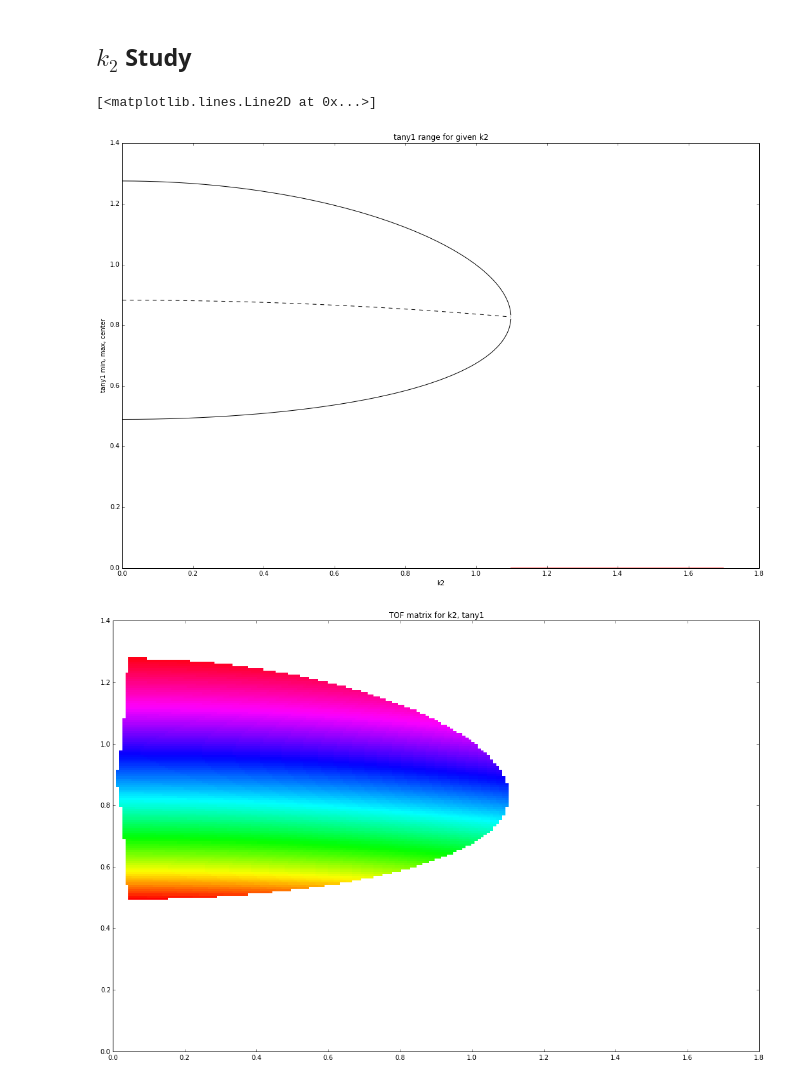
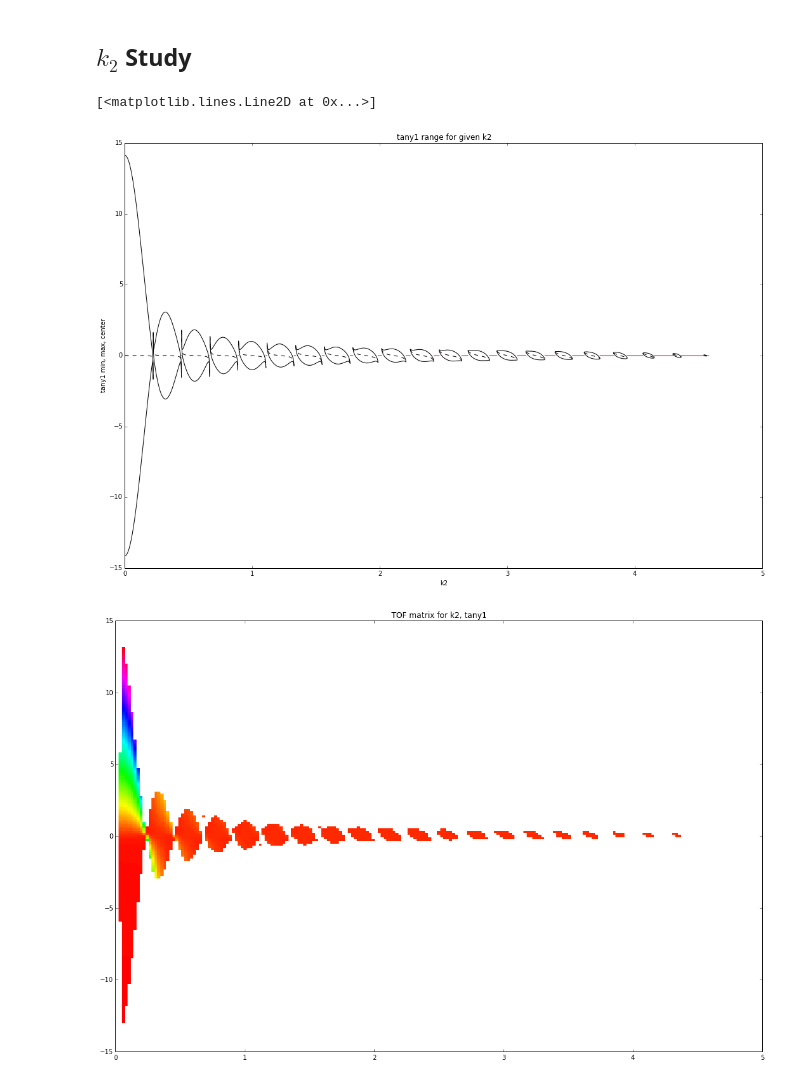
Before and after one commit to CainVelasquez/expsin, a Jupyter notebook: K2 Intervals.ipynb, the cells around one changed output. Saved outputs shown, nothing was run; the diff lists cells and outputs as text; code cells hidden in the pictures.

```diff
--- a/K2 Intervals.ipynb
+++ b/K2 Intervals.ipynb
@@ -12,8 +12,8 @@ import numpy as np
 from ClassExpoSin import *
 # %%
 r1 = 1.0
-r2 = 2.0
-psi = 0.25*math.pi
+r2 = 1.1
+psi = 9*math.pi
 # %%
 def k2_simple_range(r1, r2):
     """The possible-k2 domain falls within this range."""
@@ -45,35 +45,35 @@ plot(k2s, [tany1r(k2,r1,r2,psi)[1] for k2 in k2s], 'k')
 plot(k2s, [tany1r(k2,r1,r2,psi)[2] for k2 in k2s], 'k--')
 # %% [output]
 [<matplotlib.lines.Line2D at 0x...>]
-[figure, old version]
+[figure, new version]
 # %%
 k2s = linspace(0.001,k2_simple_range(r1,r2)[1],200)
-tany1s = linspace(0.0,1.4,200)
+tany1s = linspace(-15.0,15.0,200)
 k2s, tany1s = meshgrid(k2s, tany1s)
 
 @np.vectorize
 def dt(k2, tany1):
     try:
         clss = ClassExpoSin(k2, r1, r2, psi)
         mintany1, maxtany1 = clss.tany1Range()
         extinct = 1.0
         if tany1 > maxtany1 * extinct or tany1 < mintany1 * extinct:
             return np.nan
         exps = clss.createExpoSin(tany1)
         return math.log(exps.dT(psi, 1.0))
     except:
         return np.nan
 
 dts = dt(k2s,tany1s)
 
 mdts = np.ma.array(dts, mask=np.isnan(dts))
 cmap = cm.hsv
 cmap.set_bad('w',1.0)
 
 fig = plt.figure()
 ax = fig.gca()
 ax.set_title('TOF matrix for k2, tany1')
 surf = ax.pcolor(k2s, tany1s, mdts, cmap=cmap, vmin=np.nanmin(dts), vmax=np.nanmax(dts))
 plt.show()
 # %% [output]
-[figure, old version]
+[figure, new version]
```
Also changed, not shown: 2 other files.
